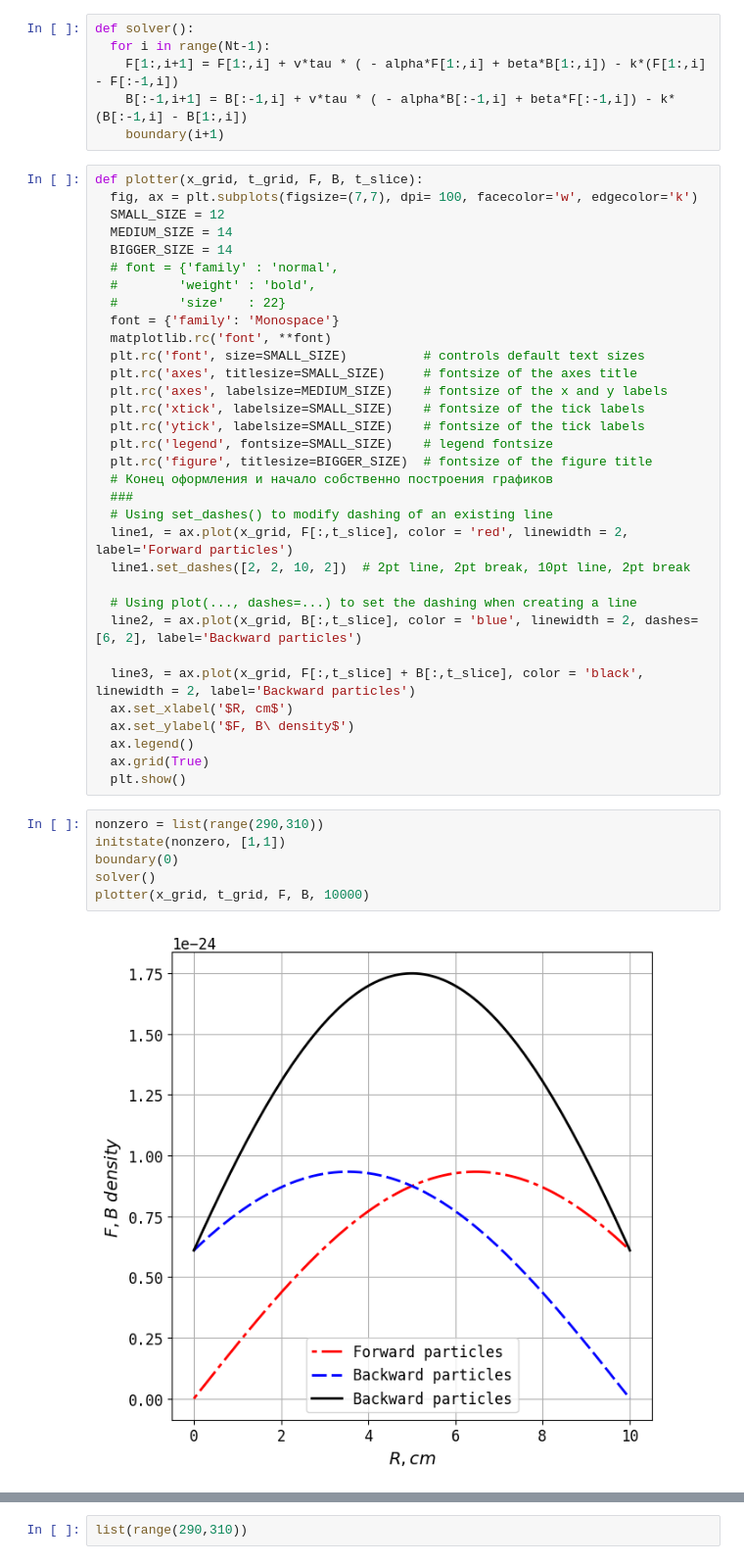
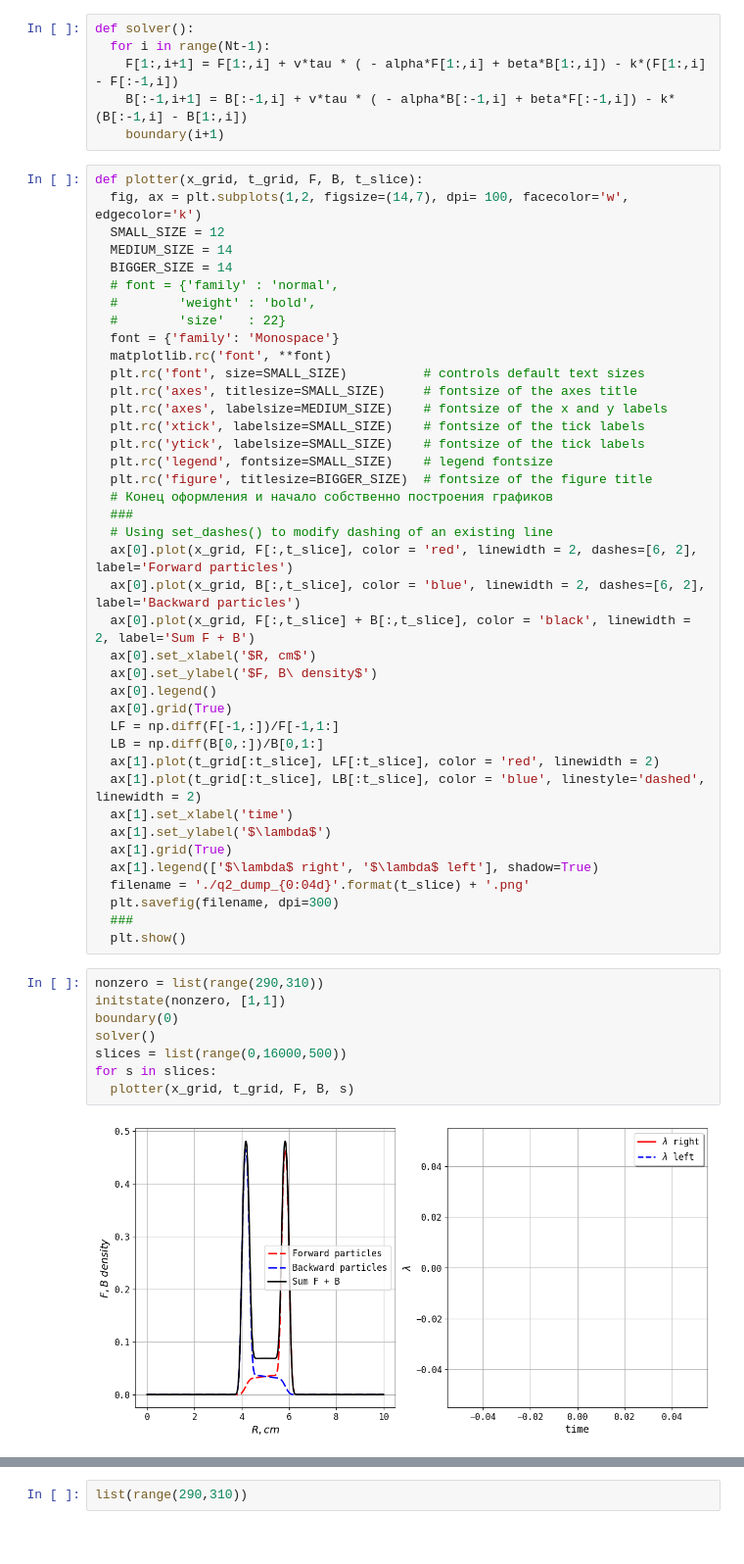
Before and after one commit to adarchenko/test_sandbox, a Jupyter notebook: FB.ipynb, the cells around one changed output, grey strips where cells are left out. Shown at 98% size. Saved outputs shown, nothing was run; the diff lists cells and outputs as text.

```diff
--- a/FB.ipynb
+++ b/FB.ipynb
@@ -50,7 +50,7 @@ def solver():
     boundary(i+1)
 # %%
 def plotter(x_grid, t_grid, F, B, t_slice):
-  fig, ax = plt.subplots(figsize=(7,7), dpi= 100, facecolor='w', edgecolor='k')
+  fig, ax = plt.subplots(1,2, figsize=(14,7), dpi= 100, facecolor='w', edgecolor='k')
   SMALL_SIZE = 12
   MEDIUM_SIZE = 14
   BIGGER_SIZE = 14
@@ -69,23 +69,32 @@ def plotter(x_grid, t_grid, F, B, t_slice):
   # Конец оформления и начало собственно построения графиков
   ###
   # Using set_dashes() to modify dashing of an existing line
-  line1, = ax.plot(x_grid, F[:,t_slice], color = 'red', linewidth = 2, label='Forward particles')
-  line1.set_dashes([2, 2, 10, 2])  # 2pt line, 2pt break, 10pt line, 2pt break
-
-  # Using plot(..., dashes=...) to set the dashing when creating a line
-  line2, = ax.plot(x_grid, B[:,t_slice], color = 'blue', linewidth = 2, dashes=[6, 2], label='Backward particles')
-
-  line3, = ax.plot(x_grid, F[:,t_slice] + B[:,t_slice], color = 'black', linewidth = 2, label='Backward particles')
-  ax.set_xlabel('$R, cm$')
-  ax.set_ylabel('$F, B\ density$')
-  ax.legend()
-  ax.grid(True)
+  ax[0].plot(x_grid, F[:,t_slice], color = 'red', linewidth = 2, dashes=[6, 2], label='Forward particles')
+  ax[0].plot(x_grid, B[:,t_slice], color = 'blue', linewidth = 2, dashes=[6, 2], label='Backward particles')
+  ax[0].plot(x_grid, F[:,t_slice] + B[:,t_slice], color = 'black', linewidth = 2, label='Sum F + B')
+  ax[0].set_xlabel('$R, cm$')
+  ax[0].set_ylabel('$F, B\ density$')
+  ax[0].legend()
+  ax[0].grid(True)
+  LF = np.diff(F[-1,:])/F[-1,1:]
+  LB = np.diff(B[0,:])/B[0,1:]
+  ax[1].plot(t_grid[:t_slice], LF[:t_slice], color = 'red', linewidth = 2)
+  ax[1].plot(t_grid[:t_slice], LB[:t_slice], color = 'blue', linestyle='dashed', linewidth = 2)
+  ax[1].set_xlabel('time')
+  ax[1].set_ylabel('$\lambda$')
+  ax[1].grid(True)
+  ax[1].legend(['$\lambda$ right', '$\lambda$ left'], shadow=True)
+  filename = './q2_dump_{0:04d}'.format(t_slice) + '.png'
+  plt.savefig(filename, dpi=300)
+  ###
   plt.show()
 # %%
 nonzero = list(range(290,310))
 initstate(nonzero, [1,1])
 boundary(0)
 solver()
-plotter(x_grid, t_grid, F, B, 10000)
+slices = list(range(0,16000,500))
+for s in slices:
+  plotter(x_grid, t_grid, F, B, s)
 # %% [output]
-[figure, old version]
+[figure, new version]
```
Also changed, not shown: parts of 2 cells of this notebook.
